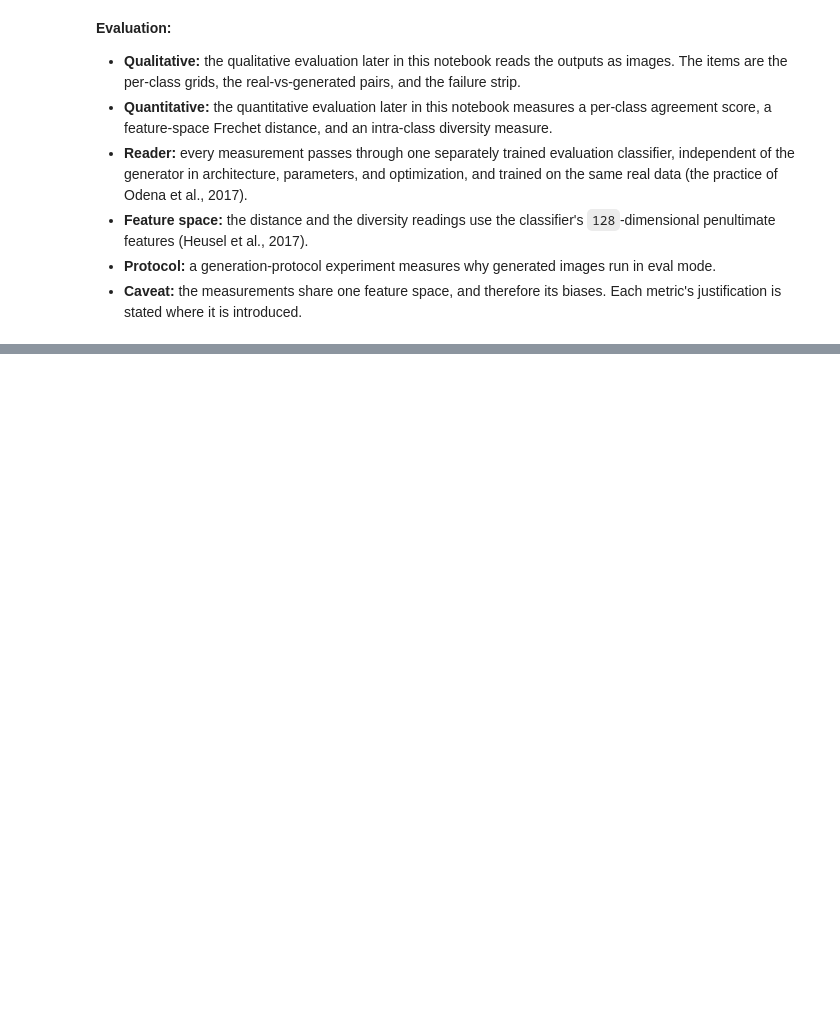
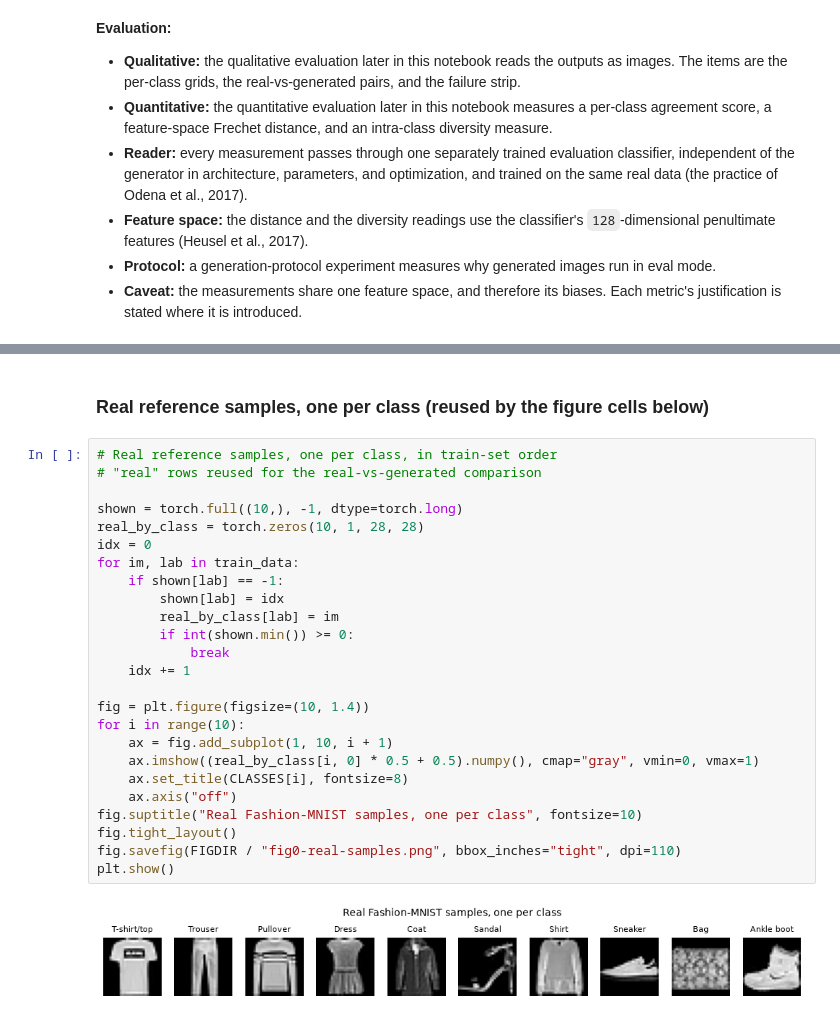
Before and after one commit to intend-dev/conditional-dcgan-fashion-mnist, a Jupyter notebook: generative_model.ipynb, the cells around one changed output, grey strips where cells are left out. Drawn from its saved outputs; the diff is of its cells as text; blank space fills up the shorter version.

```diff
--- a/generative_model.ipynb
+++ b/generative_model.ipynb
@@ -76,0 +170,29 @@ GPU: NVIDIA GeForce RTX 4080 Laptop GPU
+# %% [markdown]
+### Real reference samples, one per class (reused by the figure cells below)
+# %%
+# Real reference samples, one per class, in train-set order
+# "real" rows reused for the real-vs-generated comparison
+
+shown = torch.full((10,), -1, dtype=torch.long)
+real_by_class = torch.zeros(10, 1, 28, 28)
+idx = 0
+for im, lab in train_data:
+    if shown[lab] == -1:
+        shown[lab] = idx
+        real_by_class[lab] = im
+        if int(shown.min()) >= 0:
+            break
+    idx += 1
+
+fig = plt.figure(figsize=(10, 1.4))
+for i in range(10):
+    ax = fig.add_subplot(1, 10, i + 1)
+    ax.imshow((real_by_class[i, 0] * 0.5 + 0.5).numpy(), cmap="gray", vmin=0, vmax=1)
+    ax.set_title(CLASSES[i], fontsize=8)
+    ax.axis("off")
+fig.suptitle("Real Fashion-MNIST samples, one per class", fontsize=10)
+fig.tight_layout()
+fig.savefig(FIGDIR / "fig0-real-samples.png", bbox_inches="tight", dpi=110)
+plt.show()
+# %% [output]
+[figure, added]
```
Also changed, not shown: parts of 9 cells of this notebook.
